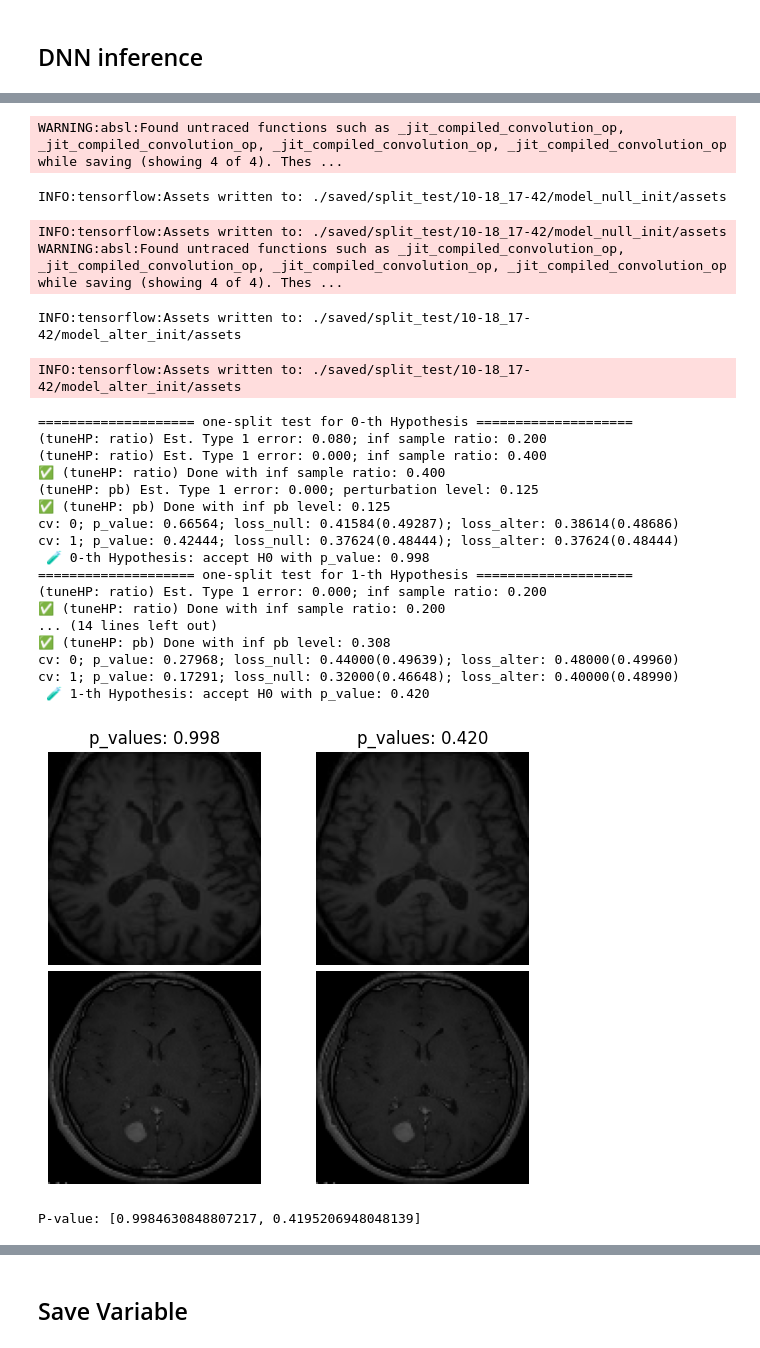
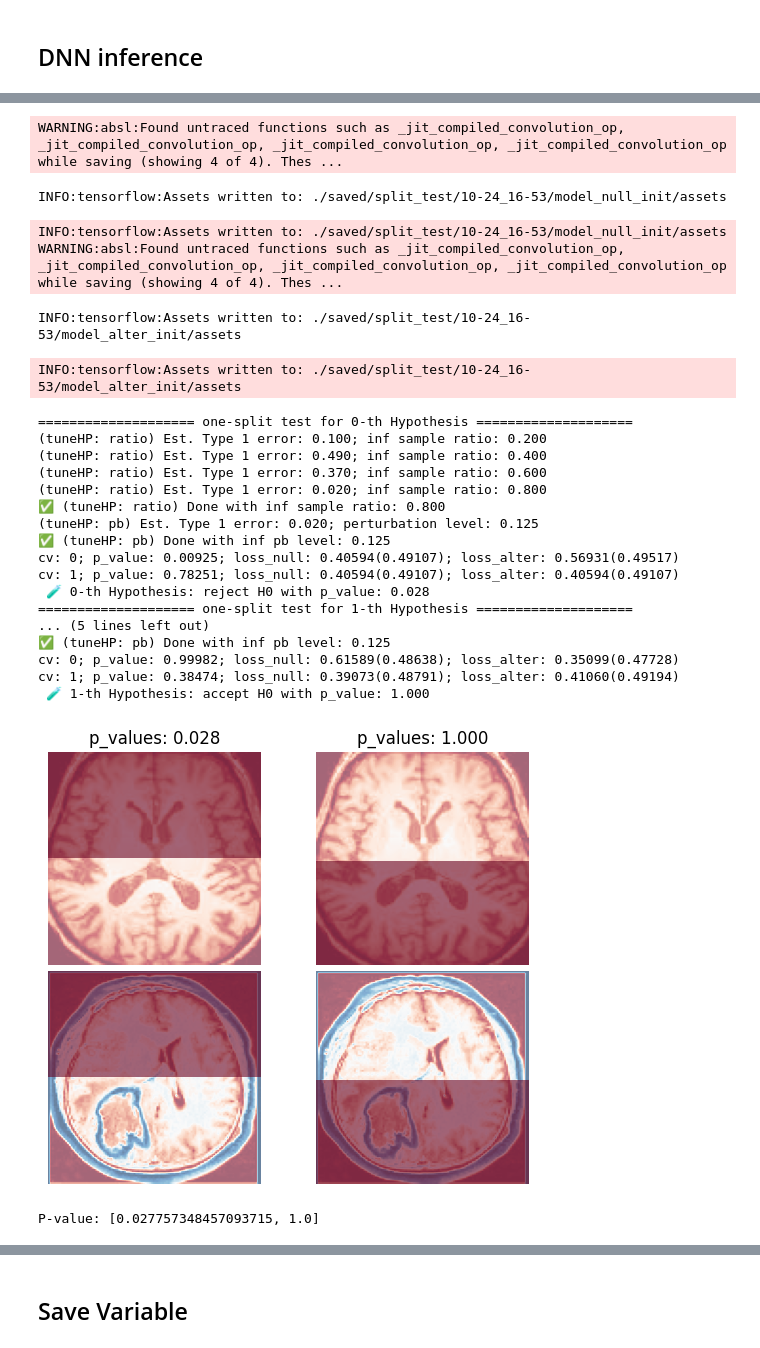
Before and after one commit to HanyuPei22/DNN-inference-on-Tumor-data, a Jupyter notebook: Tumor_CNN.ipynb, the cells around one changed output, grey strips where cells are left out. Drawn from its saved outputs; the diff is of its cells as text; code cells hidden in the pictures.

```diff
--- a/Tumor_CNN.ipynb
+++ b/Tumor_CNN.ipynb
@@ -68,7 +34,8 @@ augmented_data_path
 def crop_brain_contour(image, plot=False):
 
     # Convert the image to grayscale, and blur it slightly
-    gray = cv2.cvtColor(image, cv2.COLOR_BGR2GRAY)
+    # gray = cv2.cvtColor(image, cv2.COLOR_BGR2GRAY)
+    gray = image
     gray = cv2.GaussianBlur(gray, (5, 5), 0)
 
     thresh = cv2.threshold(gray, 45, 255, cv2.THRESH_BINARY)[1]
@@ -111,9 +78,10 @@ def load_data(dir_list, image_size):
 
     for directory in dir_list:
         for filename in listdir(directory):
-            image = cv2.imread(directory+'/'+filename)
+            image = cv2.imread(directory+'/'+filename,flags = 0)
             image = crop_brain_contour(image, plot=False)
             image = cv2.resize(image, dsize=(image_width, image_height), interpolation=cv2.INTER_CUBIC)
+
             # normalize values
             image = image / 255.
             # convert image to numpy array and append it to X
@@ -129,9 +97,11 @@ def load_data(dir_list, image_size):
     y = np.array(y)
 
     # Shuffle the data
-    #X, y = shuffle(X, y)
+    X, y = shuffle(X, y)
     # convert class vectors to binary class matrices
     #y = keras.utils.to_categorical(y, 2)
+
+    X = X.reshape(X.shape[0],image_width, image_height, 1)
 
     print(f'Number of examples is: {len(X)}')
     print(f'X shape is: {X.shape}')
@@ -208,7 +161,7 @@ def cnn_model():
 
     model = Sequential()
 
-    model.add(Conv2D(32, kernel_size=(5, 5), input_shape=(112, 112, 3), padding = 'Same'))
+    model.add(Conv2D(32, kernel_size=(5, 5), input_shape=(112, 112, 1), padding = 'Same'))
     model.add(Conv2D(32, kernel_size=(5, 5),  activation ='relu', padding = 'Same'))
 
 
@@ -278,36 +224,36 @@ tune_params = { 'num_perm': 100,
 from dnn_inference.sig_test import split_test
 ## testing based on learning models
 inf_feats = [[np.arange(0,56),np.arange(0,112)],[np.arange(57,112),np.arange(0,112)]]
-cue = split_test(inf_feats=inf_feats, model_null = model_null, model_alter=model_alter, eva_metric='zero-one')
-P_value = cue.testing(X, y_cat, fit_params, test_params, tune_params)
+cue_1 = split_test(inf_feats=inf_feats, model_null = model_null, model_alter=model_alter, eva_metric='zero-one')
+P_value_1 = cue_1.testing(X, y_cat, fit_params, test_params, tune_params)
 # %% [output]
 WARNING:absl:Found untraced functions such as _jit_compiled_convolution_op, _jit_compiled_convolution_op, _jit_compiled_convolution_op, _jit_compiled_convolution_op while saving (showing 4 of 4). Thes ...
-INFO:tensorflow:Assets written to: ./saved/split_test/10-18_17-42/model_null_init/assets
+INFO:tensorflow:Assets written to: ./saved/split_test/10-24_16-53/model_null_init/assets
-INFO:tensorflow:Assets written to: ./saved/split_test/10-18_17-42/model_null_init/assets
+INFO:tensorflow:Assets written to: ./saved/split_test/10-24_16-53/model_null_init/assets
 WARNING:absl:Found untraced functions such as _jit_compiled_convolution_op, _jit_compiled_convolution_op, _jit_compiled_convolution_op, _jit_compiled_convolution_op while saving (showing 4 of 4). Thes ...
-INFO:tensorflow:Assets written to: ./saved/split_test/10-18_17-42/model_alter_init/assets
+INFO:tensorflow:Assets written to: ./saved/split_test/10-24_16-53/model_alter_init/assets
-INFO:tensorflow:Assets written to: ./saved/split_test/10-18_17-42/model_alter_init/assets
+INFO:tensorflow:Assets written to: ./saved/split_test/10-24_16-53/model_alter_init/assets
 ==================== one-split test for 0-th Hypothesis ====================
-(tuneHP: ratio) Est. Type 1 error: 0.080; inf sample ratio: 0.200
-(tuneHP: ratio) Est. Type 1 error: 0.000; inf sample ratio: 0.400
-✅ (tuneHP: ratio) Done with inf sample ratio: 0.400
-(tuneHP: pb) Est. Type 1 error: 0.000; perturbation level: 0.125
+(tuneHP: ratio) Est. Type 1 error: 0.100; inf sample ratio: 0.200
+(tuneHP: ratio) Est. Type 1 error: 0.490; inf sample ratio: 0.400
+(tuneHP: ratio) Est. Type 1 error: 0.370; inf sample ratio: 0.600
+(tuneHP: ratio) Est. Type 1 error: 0.020; inf sample ratio: 0.800
+✅ (tuneHP: ratio) Done with inf sample ratio: 0.800
+(tuneHP: pb) Est. Type 1 error: 0.020; perturbation level: 0.125
 ✅ (tuneHP: pb) Done with inf pb level: 0.125
-cv: 0; p_value: 0.66564; loss_null: 0.41584(0.49287); loss_alter: 0.38614(0.48686)
-cv: 1; p_value: 0.42444; loss_null: 0.37624(0.48444); loss_alter: 0.37624(0.48444)
- 🧪 0-th Hypothesis: accept H0 with p_value: 0.998
+cv: 0; p_value: 0.00925; loss_null: 0.40594(0.49107); loss_alter: 0.56931(0.49517)
+cv: 1; p_value: 0.78251; loss_null: 0.40594(0.49107); loss_alter: 0.40594(0.49107)
+ 🧪 0-th Hypothesis: reject H0 with p_value: 0.028
 ==================== one-split test for 1-th Hypothesis ====================
-(tuneHP: ratio) Est. Type 1 error: 0.000; inf sample ratio: 0.200
-✅ (tuneHP: ratio) Done with inf sample ratio: 0.200
-... (14 lines left out)
-✅ (tuneHP: pb) Done with inf pb level: 0.308
-cv: 0; p_value: 0.27968; loss_null: 0.44000(0.49639); loss_alter: 0.48000(0.49960)
-cv: 1; p_value: 0.17291; loss_null: 0.32000(0.46648); loss_alter: 0.40000(0.48990)
- 🧪 1-th Hypothesis: accept H0 with p_value: 0.420
+... (5 lines left out)
+✅ (tuneHP: pb) Done with inf pb level: 0.125
+cv: 0; p_value: 0.99982; loss_null: 0.61589(0.48638); loss_alter: 0.35099(0.47728)
+cv: 1; p_value: 0.38474; loss_null: 0.39073(0.48791); loss_alter: 0.41060(0.49194)
+ 🧪 1-th Hypothesis: accept H0 with p_value: 1.000
 # %%
-cue.visual(X,y_cat,
-           plt_params = {'cmap':'gray','alpha':1.})
-print('P-value: %s'%P_value)
+cue_1.visual(X,y_cat,
+           plt_mask_params={'cmap': 'RdBu', 'alpha':0.6})
+print('P-value: %s'%P_value_1)
 # %% [output]
-[figure, old version]
+[figure, new version]
-P-value: [0.9984630848807217, 0.4195206948048139]
+P-value: [0.027757348457093715, 1.0]
```
Also changed, not shown: parts of 17 cells of this notebook.
